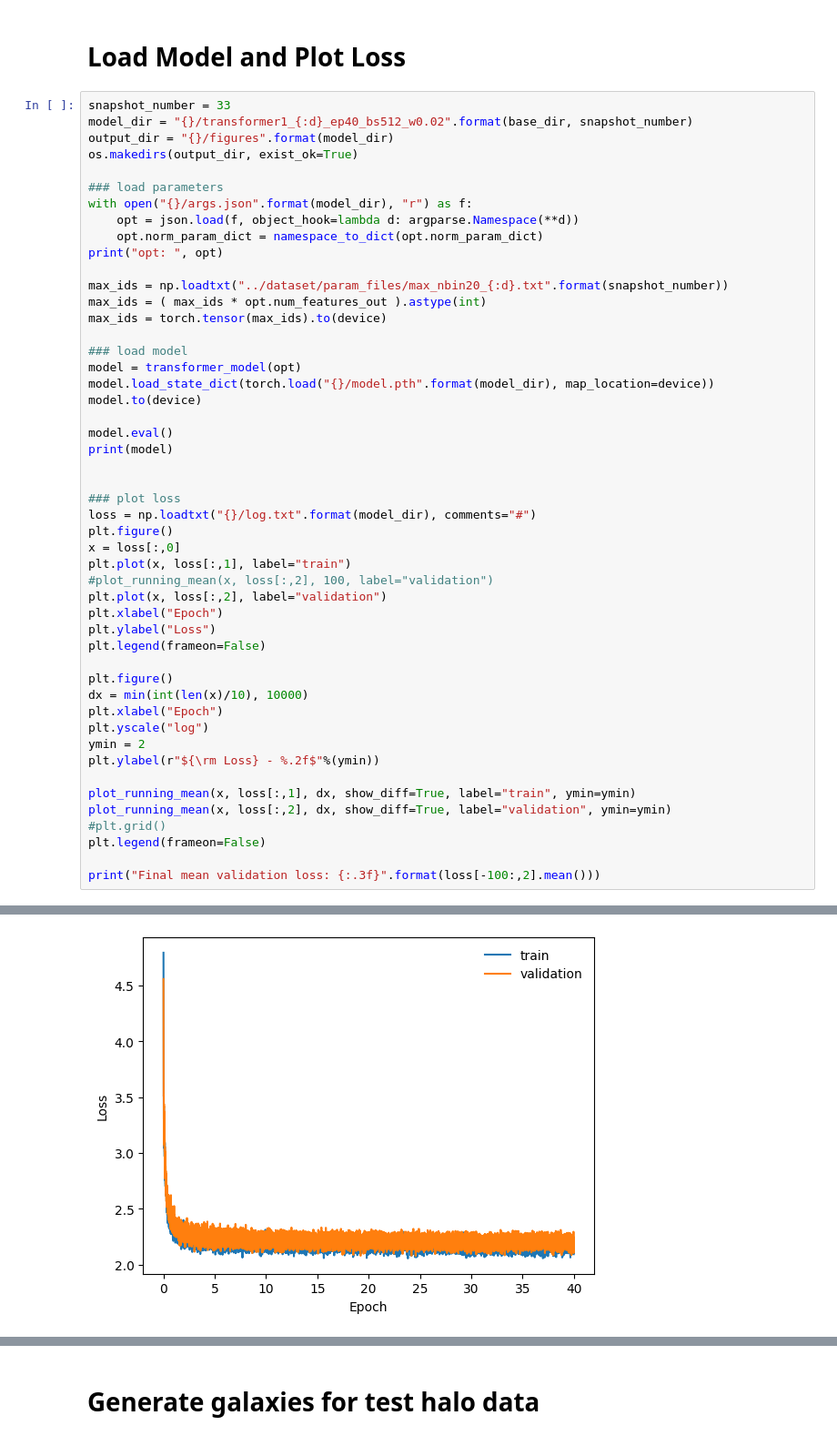
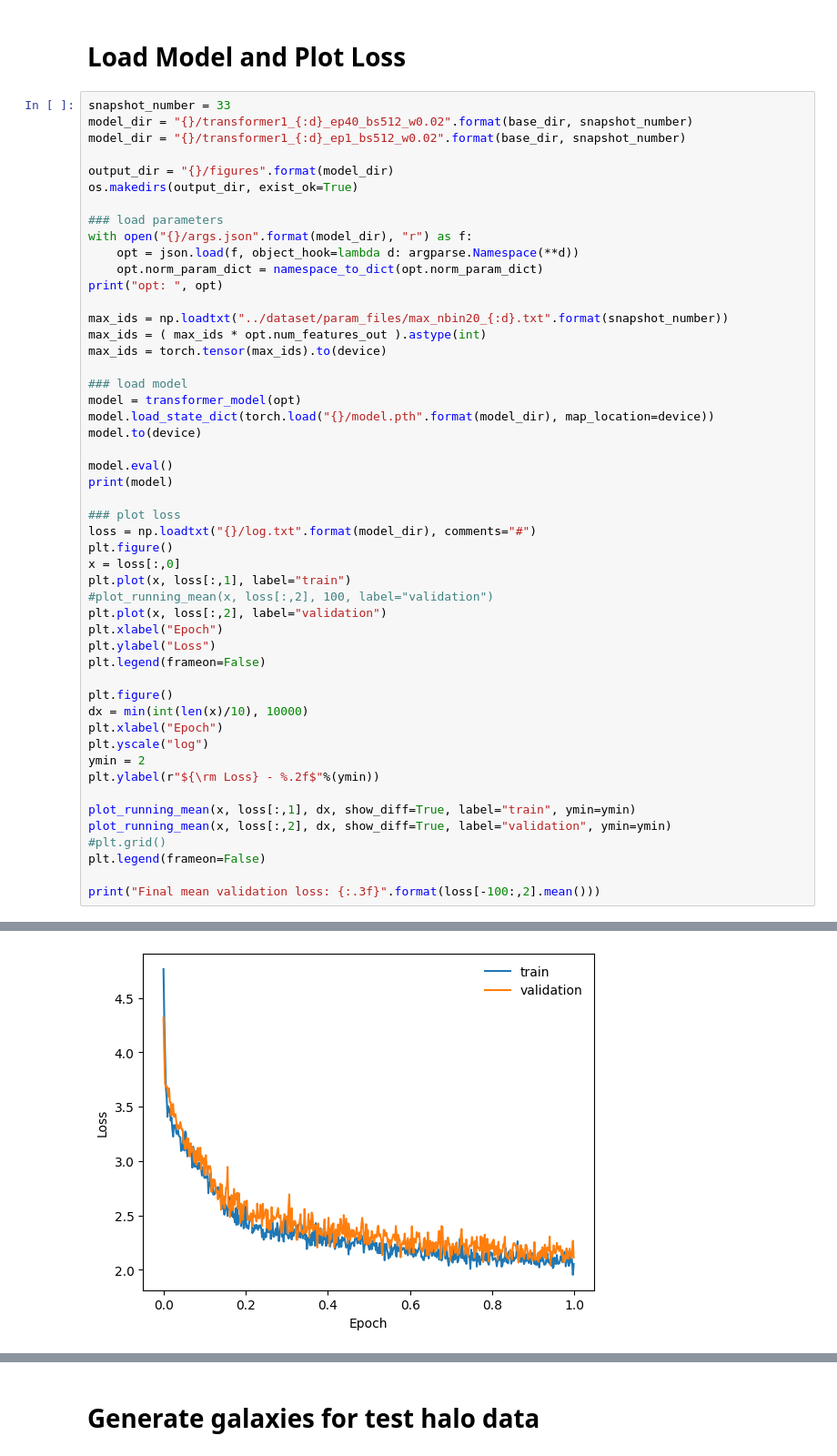
Before and after one commit to knmoriwaki/cosmoglint, a Jupyter notebook: notebooks/plot_transformer.ipynb, the cells around one changed output, grey strips where cells are left out. Shown at 91% size. Drawn from its saved outputs; the diff is of its cells as text.

```diff
--- a/notebooks/plot_transformer.ipynb
+++ b/notebooks/plot_transformer.ipynb
@@ -91,6 +91,8 @@ base_dir = "../scripts/runs/output_transformer"
 # %%
 snapshot_number = 33
 model_dir = "{}/transformer1_{:d}_ep40_bs512_w0.02".format(base_dir, snapshot_number)
+model_dir = "{}/transformer1_{:d}_ep1_bs512_w0.02".format(base_dir, snapshot_number)
+
 output_dir = "{}/figures".format(model_dir)
 os.makedirs(output_dir, exist_ok=True)
 
@@ -111,7 +113,6 @@ model.to(device)
 
 model.eval()
 print(model)
-
 
 ### plot loss
 loss = np.loadtxt("{}/log.txt".format(model_dir), comments="#")
@@ -158 +159 @@ Final mean validation loss: 2.205
-[figure, old version]
+[figure, new version]
```
Also changed, not shown: parts of 6 cells of this notebook, 13 other files.
